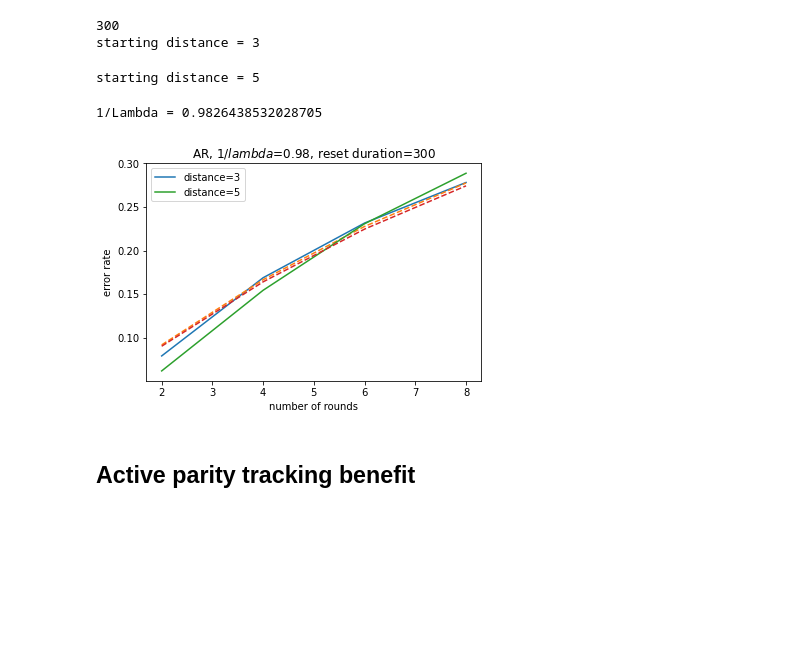
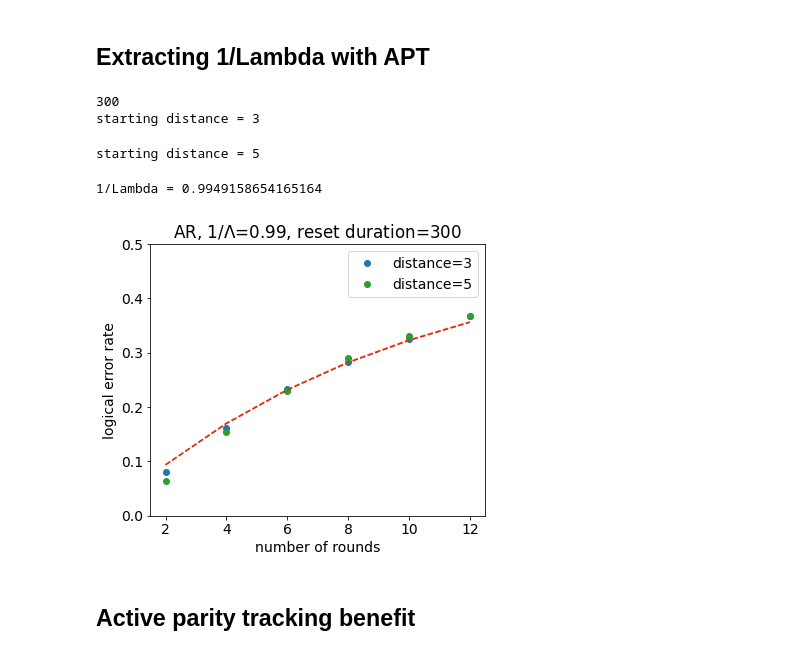
Before and after one commit to liorella/research, a Jupyter notebook: phys/qecsim/calculate_lambda_surface_stim.ipynb, the cells around one changed output. Drawn from its saved outputs; the diff is of its cells as text; code cells hidden in the pictures; blank space fills up the shorter version.

```diff
--- a/phys/qecsim/calculate_lambda_surface_stim.ipynb
+++ b/phys/qecsim/calculate_lambda_surface_stim.ipynb
@@ -69,3 +82,5 @@ def get_error_rate_log_err_vec(reset_strategy):
+# %% [markdown]
+## Extracting 1/Lambda with APT
 # %%
 cparams.reset_duration=300
 error_rate_ar, log_err_vec_ar = get_error_rate_log_err_vec('AR')
@@ -73,19 +88,16 @@ error_rate_ar, log_err_vec_ar = get_error_rate_log_err_vec('AR')
 300
 starting distance = 3
 starting distance = 5
-# %%
-for i, distance in enumerate(distance_vec):
-    plt.plot(rounds_vec, error_rate_ar[i], label=f'distance={distance}')
-    plt.plot(rounds_vec, log_err_fit(rounds_vec, log_err_vec_ar[i]), '--')
-
-plt.legend()
-plt.xlabel('number of rounds')
-plt.ylabel('error rate')
-plt.title(f'AR, $1/lambda$={log_err_vec_ar[1] / log_err_vec_ar[0]:.2f}, reset duration={cparams.reset_duration}')
-print(f'1/Lambda = {log_err_vec_ar[1] / log_err_vec_ar[0]}')
-# %% [output]
-1/Lambda = 0.9826438532028705
-[figure, removed]
+# %%
+plot_lambda(
+    error_rate_ar,
+    log_err_vec_ar,
+    f'AR, $1/\Lambda$={log_err_vec_ar[1] / log_err_vec_ar[0]:.2f}, reset duration={cparams.reset_duration}',
+    'AR_RD=300_GE_hi.svg'
+)
+# %% [output]
+1/Lambda = 0.9949158654165164
+[figure, added]
 # %% [markdown]
 ## Active parity tracking benefit
 # %%
```
Also changed, not shown: parts of 13 cells of this notebook, 1 other file.
